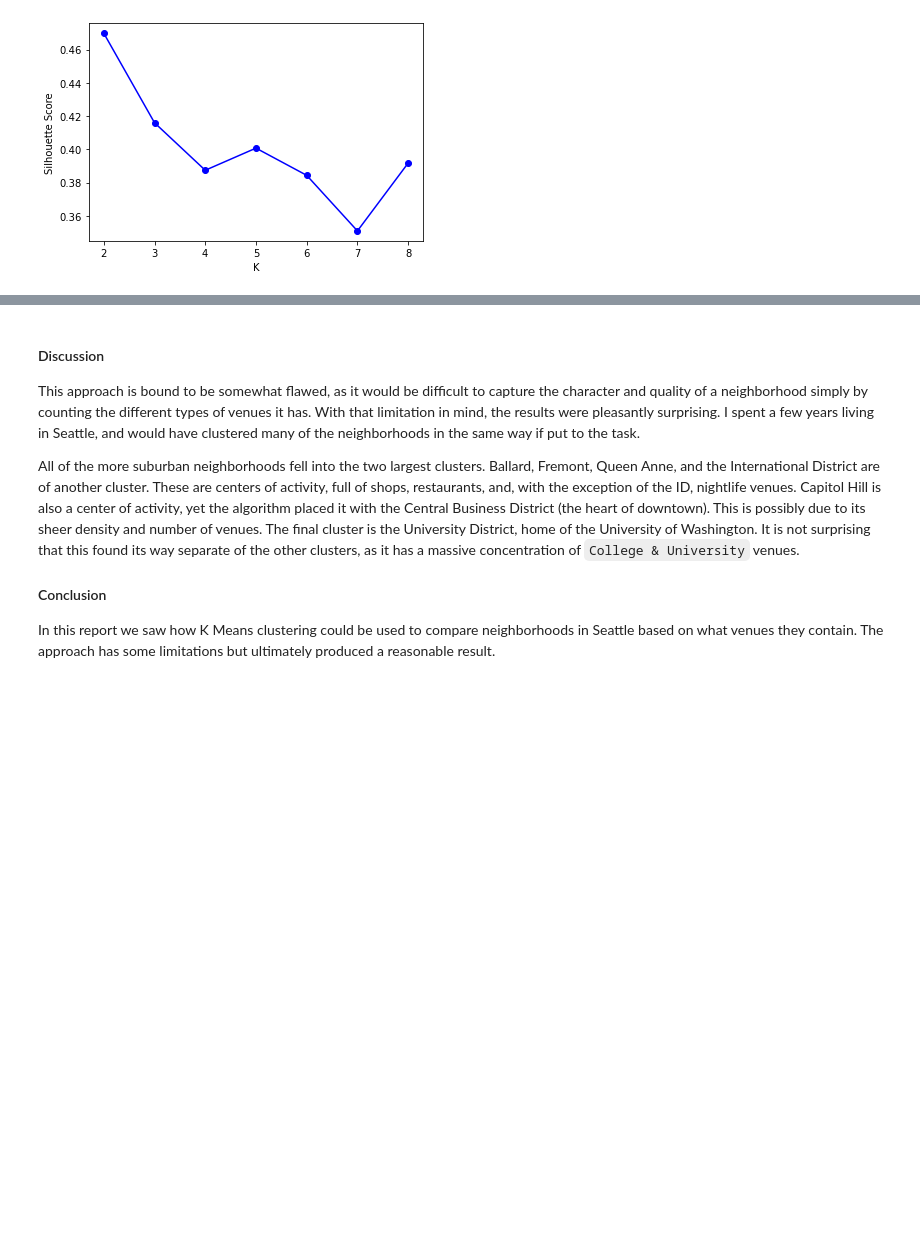
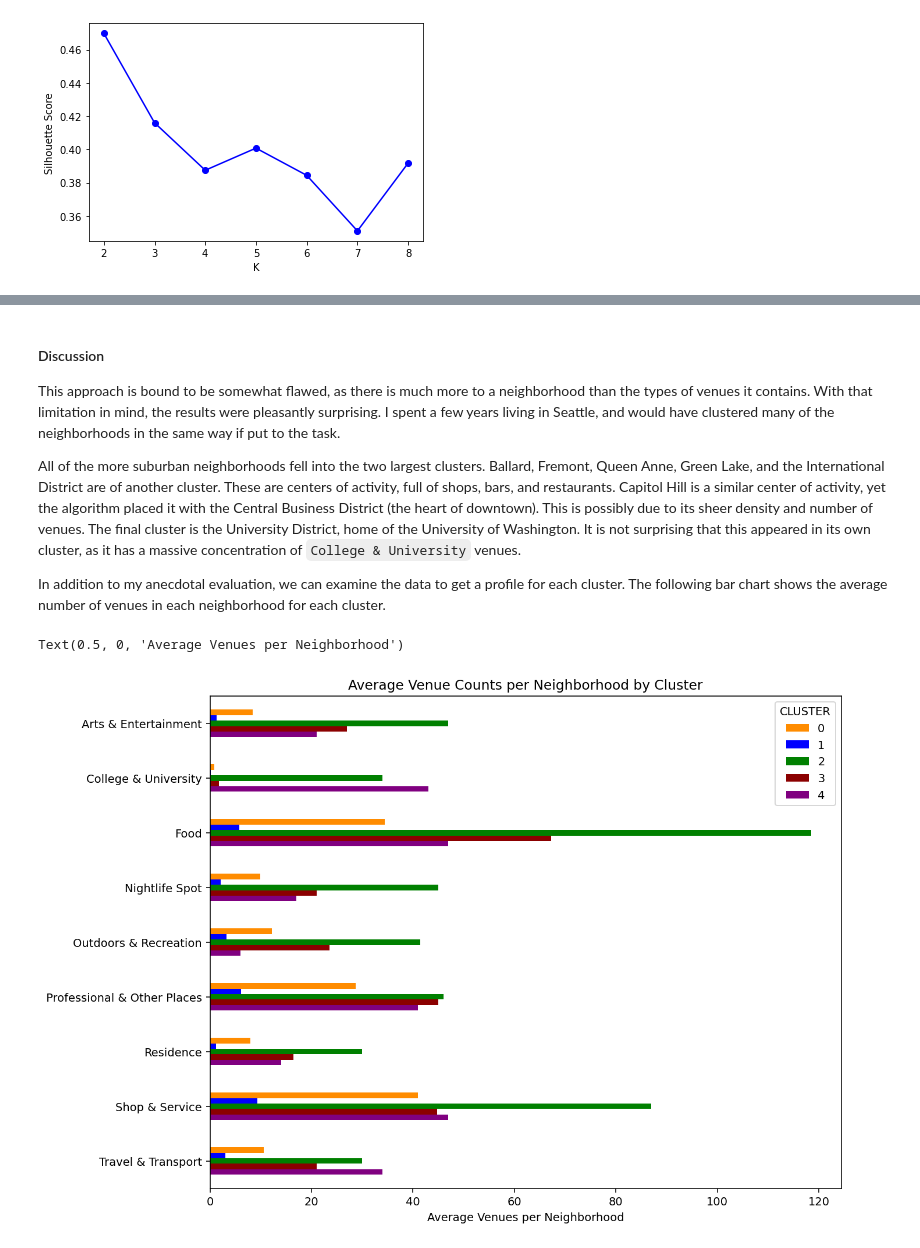
Before and after one commit to CarsonStauffer/IBM_Data_Science_Capstone, a Jupyter notebook: week2.ipynb, the cells around one changed output, grey strips where cells are left out. Drawn from its saved outputs; the diff is of its cells as text; code cells hidden in the pictures; blank space fills up the shorter version.

Commit message:
Add to results and discussion section

```diff
--- a/week2.ipynb
+++ b/week2.ipynb
@@ -256,10 +258,19 @@ seattle_map_labeled
 # %% [markdown]
 #### Discussion
 
-This approach is bound to be somewhat flawed, as it would be difficult to capture the character and quality of a neighborhood simply by counting the different types of venues it has. With that limitation in mind, the results were pleasantly surprising. I spent a few years living in Seattle, and would have clustered many of the neighborhoods in the same way if put to the task.
+This approach is bound to be somewhat flawed, as there is much more to a neighborhood than the types of venues it contains. With that limitation in mind, the results were pleasantly surprising. I spent a few years living in Seattle, and would have clustered many of the neighborhoods in the same way if put to the task.
 
-All of the more suburban neighborhoods fell into the two largest clusters. Ballard, Fremont, Queen Anne, and the International District are of another cluster. These are centers of activity, full of shops, restaurants, and, with the exception of the ID, nightlife venues. Capitol Hill is also a center of activity, yet the algorithm placed it with the Central Business District (the heart of downtown). This is possibly due to its sheer density and number of venues. The final cluster is the University District, home of the University of Washington. It is not surprising that this found its way separate of the other clusters, as it has a massive concentration of `College & University` venues.
+All of the more suburban neighborhoods fell into the two largest clusters. Ballard, Fremont, Queen Anne, Green Lake, and the International District are of another cluster. These are centers of activity, full of shops, bars, and restaurants. Capitol Hill is a similar center of activity, yet the algorithm placed it with the Central Business District (the heart of downtown). This is possibly due to its sheer density and number of venues. The final cluster is the University District, home of the University of Washington. It is not surprising that this appeared in its own cluster, as it has a massive concentration of `College & University` venues.
 
-#### Conclusion
-
-In this report we saw how K Means clustering could be used to compare neighborhoods in Seattle based on what venues they contain. The approach has some limitations but ultimately produced a reasonable result.
+In addition to my anecdotal evaluation, we can examine the data to get a profile for each cluster. The following bar chart shows the average number of venues in each neighborhood for each cluster.
+# %%
+profiles = vdf_sum.groupby('CLUSTER').mean().transpose()
+
+ax = profiles.plot.barh(figsize=(10,8), color=palette)
+
+ax.invert_yaxis()
+plt.title('Average Venue Counts per Neighborhood by Cluster')
+plt.xlabel('Average Venues per Neighborhood')
+# %% [output]
+Text(0.5, 0, 'Average Venues per Neighborhood')
+[figure, added]
```
Also changed, not shown: parts of 14 cells of this notebook.
